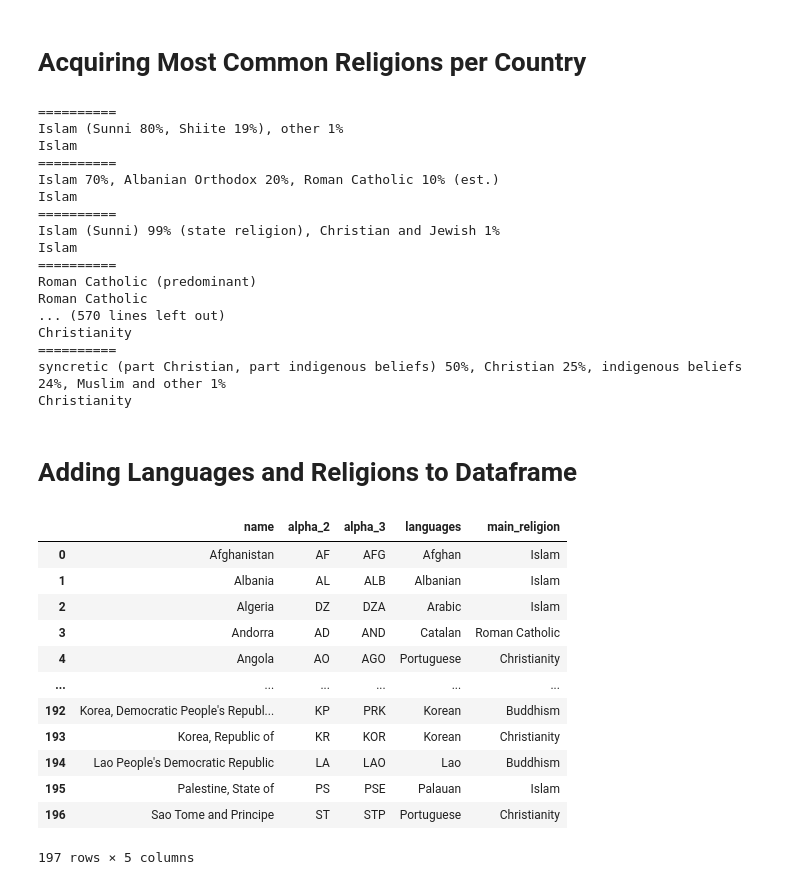
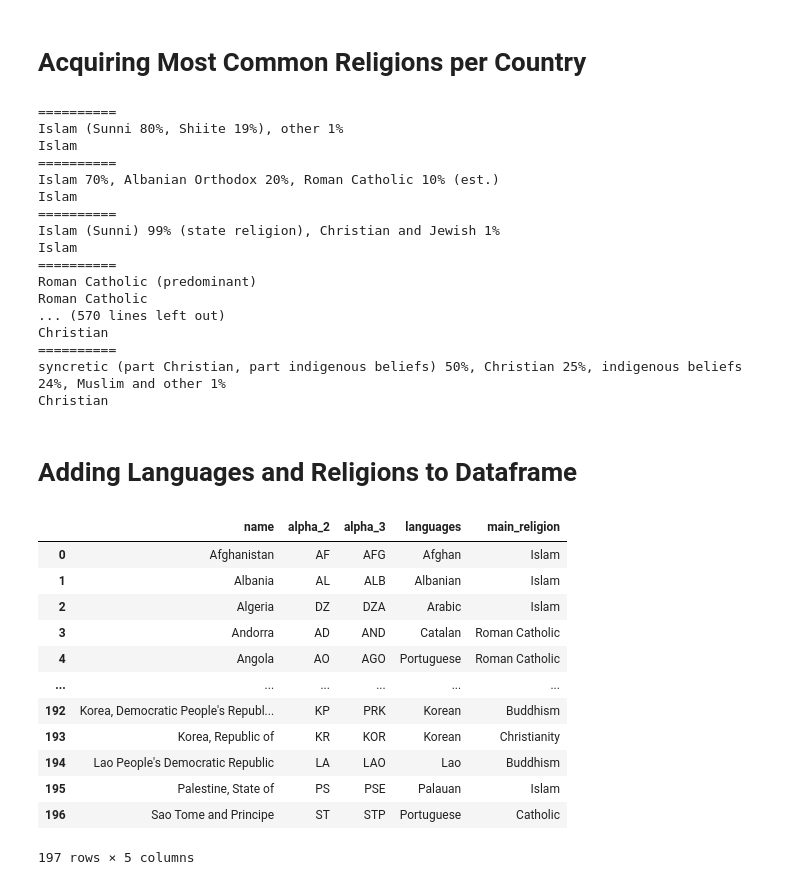
Before and after one commit to epfl-ada/ada-2020-project-milestone-p3-p3_, a Jupyter notebook: get_metadata_for_countries.ipynb, the cells around one changed output. Saved outputs shown, nothing was run; the diff lists cells and outputs as text; code cells hidden in the pictures.

```diff
--- a/get_metadata_for_countries.ipynb
+++ b/get_metadata_for_countries.ipynb
@@ -261,10 +261,9 @@ for row in rows:
                 if r in str(first_language):
                     found_one = True
                     # merge branches of one religion
-                    if r in ["Roman Catholic", "Protestant", "Christian", "Orthodox", "Anglican", "Catholic", "Evangelical", "Church of Tuvalu"]:
-                        r = "Christianity"
-                    elif r == "Buddhist":
+                    if r == "Buddhist":
                         r = "Buddhism"
+                        print
                     elif r == "Hindu":
                         r = "Hinduism"
 
@@ -287,10 +286,10 @@ Islam
 Roman Catholic (predominant)
 Roman Catholic
 ... (570 lines left out)
-Christianity
+Christian
 ==========
 syncretic (part Christian, part indigenous beliefs) 50%, Christian 25%, indigenous beliefs 24%, Muslim and other 1%
-Christianity
+Christian
 # %%
 # fix country names for pycountry
 replace_country_names_dic = {"Congo, Democratic Republic of the":"Congo, The Democratic Republic of the",
@@ -336,38 +335,44 @@ country_name_list = []
 country_alpha_2_list = []
 country_alpha_3_list = []
 languages_list = []
 religion_list = []
 
 for country, language_list in country_languages.items():
     # use the pycountry package to obtain the common names, and the alpha2 and alpha3 abbreviations
     pycountry_object = pycountry.countries.search_fuzzy(country)[0]
     country_name_list.append(pycountry_object.name)
     country_alpha_2_list.append(pycountry_object.alpha_2)
     country_alpha_3_list.append(pycountry_object.alpha_3)
     languages_list.append(language_list)
     religion_list.append(country_religions[country])
 
 # create it
 country_df = pd.DataFrame(list(zip(country_name_list, country_alpha_2_list, country_alpha_3_list,
                                              languages_list, religion_list)),
                                    columns =["name", "alpha_2", "alpha_3", "languages", "main_religion"])
 
+# last fixes
+country_df.loc[country_df.main_religion == "Christian", "main_religion"] = "Christianity"
+country_df.loc[country_df.main_religion == "Buddhist", "main_religion"] = "Buddhism"
+
+country_df.loc[country_df.languages == "Castilian", "languages"] = "Spanish"
+
 # save it
 country_df.to_pickle("data/countries.pkl")
 
 # display it
 country_df
 # %% [output]
 |  | name | alpha_2 | alpha_3 | languages | main_religion |
 | 0 | Afghanistan | AF | AFG | Afghan | Islam |
 | 1 | Albania | AL | ALB | Albanian | Islam |
 | 2 | Algeria | DZ | DZA | Arabic | Islam |
 | 3 | Andorra | AD | AND | Catalan | Roman Catholic |
-| 4 | Angola | AO | AGO | Portuguese | Christianity |
+| 4 | Angola | AO | AGO | Portuguese | Roman Catholic |
 | ... | ... | ... | ... | ... | ... |
 | 192 | Korea, Democratic People's Republ... | KP | PRK | Korean | Buddhism |
 | 193 | Korea, Republic of | KR | KOR | Korean | Christianity |
 | 194 | Lao People's Democratic Republic | LA | LAO | Lao | Buddhism |
 | 195 | Palestine, State of | PS | PSE | Palauan | Islam |
-| 196 | Sao Tome and Principe | ST | STP | Portuguese | Christianity |
+| 196 | Sao Tome and Principe | ST | STP | Portuguese | Catholic |
 197 rows × 5 columns
```
Also changed, not shown: 3 other files.
